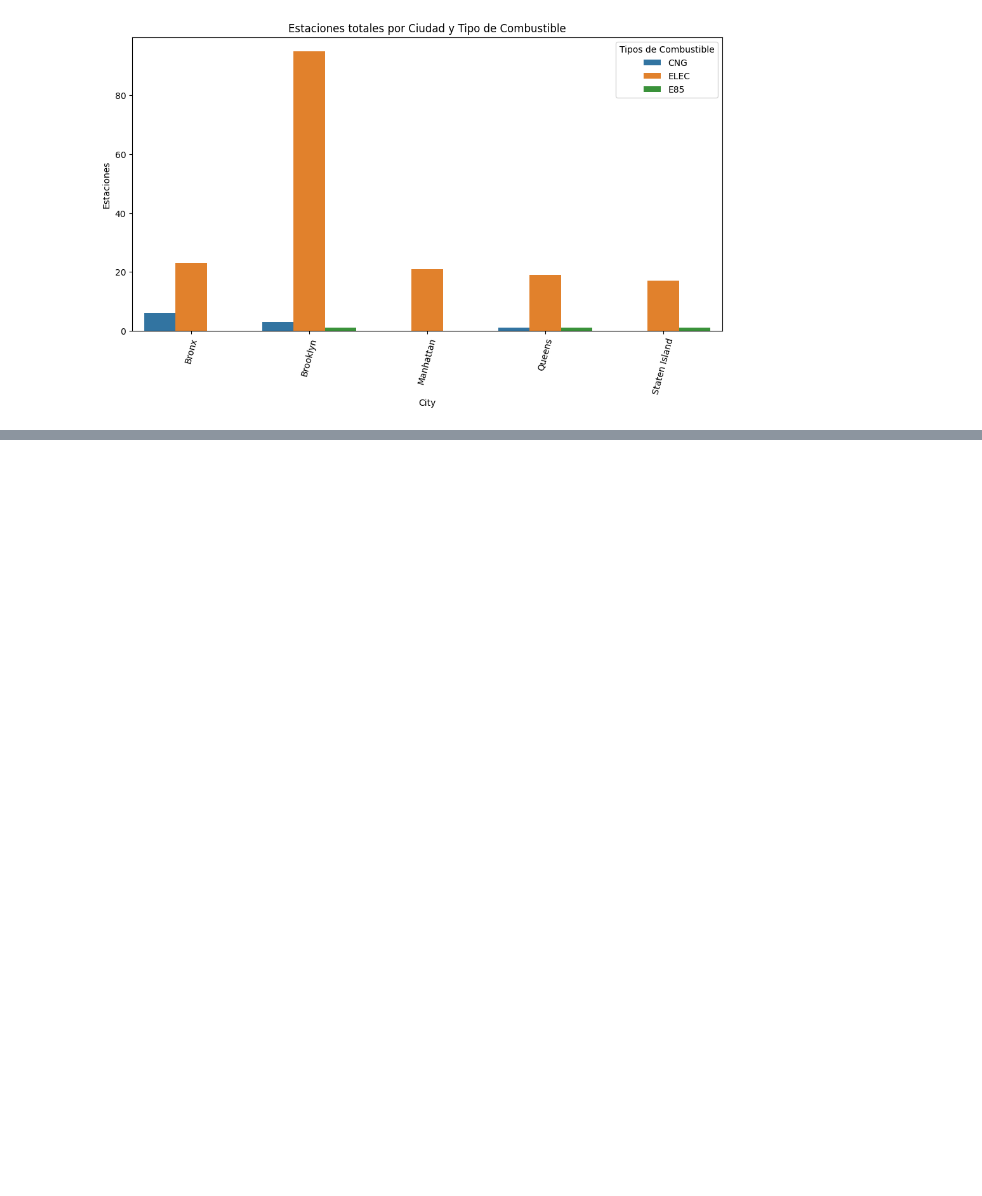
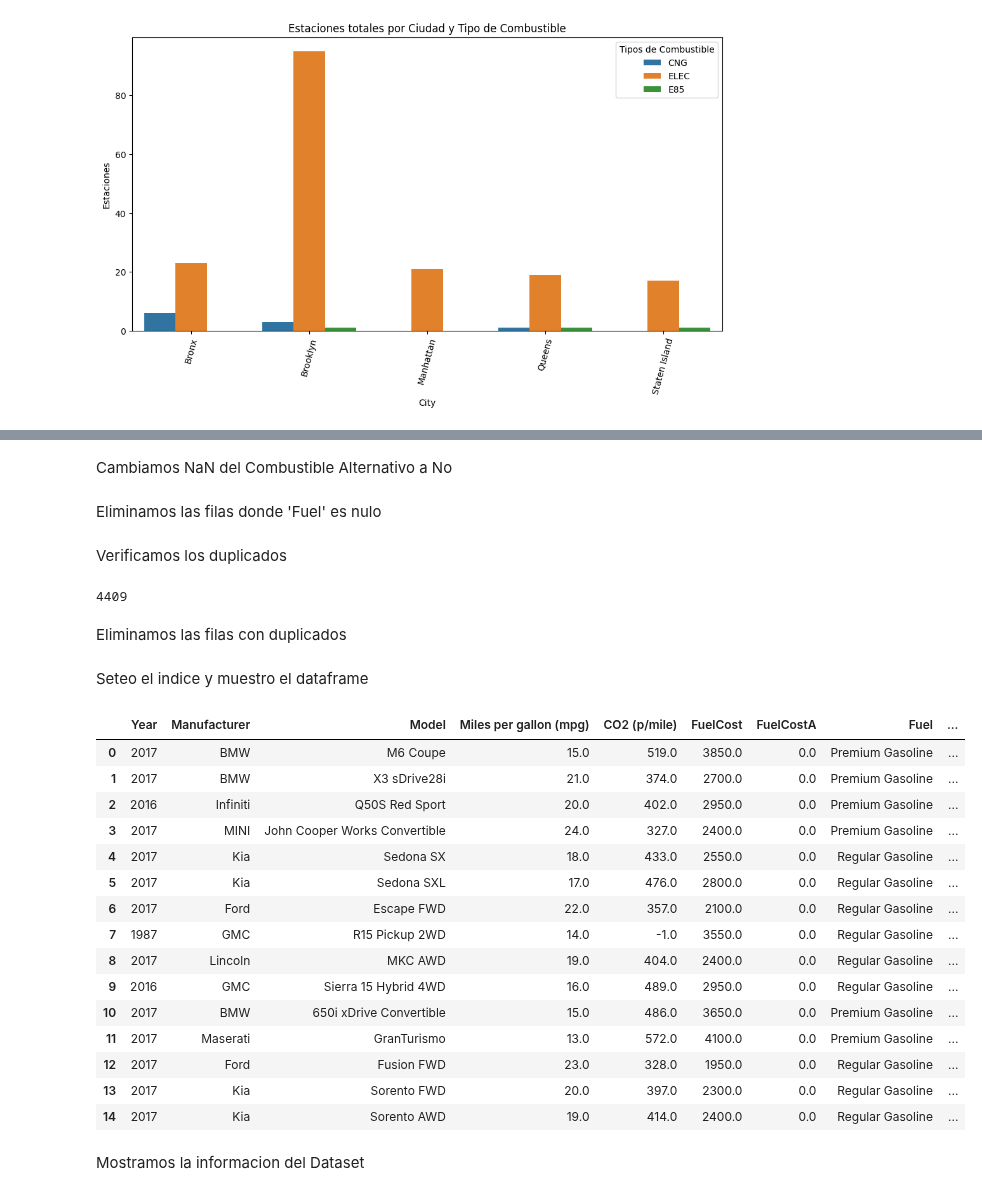
Before and after one commit to GLibardoAlarcon/Proyecto_Finalizado_Streamlit, a Jupyter notebook: manuel.ipynb, the cells around one changed output, grey strips where cells are left out. Saved outputs shown, nothing was run; the diff lists cells and outputs as text; code cells hidden in the pictures; blank space fills up the shorter version.

```diff
--- a/manuel.ipynb
+++ b/manuel.ipynb
@@ -254,0 +327,46 @@ plt.legend(title='Tipos de Combustible');
+# %% [markdown]
+Cambiamos NaN del Combustible Alternativo a No
+# %%
+df_vfed['Alternative Fuel'] = df_vfed['Alternative Fuel'].fillna('No')
+# %% [markdown]
+Eliminamos las filas donde 'Fuel' es nulo
+# %%
+
+df_vfed = df_vfed[df_vfed['Fuel'].notna()]
+# %% [markdown]
+Verificamos los duplicados
+# %%
+df_vfed.duplicated().sum()
+# %% [output]
+4409
+# %% [markdown]
+Eliminamos las filas con duplicados
+# %%
+df_vfed = df_vfed.drop_duplicates()
+# %% [markdown]
+Seteo el indice y muestro el dataframe
+# %%
+# Seteo el indice
+df_vfed.reset_index(drop=True, inplace=True)
+# %%
+# Muestro el Dataframe
+df_vfed.head(15)
+# %% [output]
+|  | Year | Manufacturer | Model | Miles per gallon (mpg) | CO2 (p/mile) | FuelCost | FuelCostA | Fuel | ... |
+| 0 | 2017 | BMW | M6 Coupe | 15.0 | 519.0 | 3850.0 | 0.0 | Premium Gasoline | ... |
+| 1 | 2017 | BMW | X3 sDrive28i | 21.0 | 374.0 | 2700.0 | 0.0 | Premium Gasoline | ... |
+| 2 | 2016 | Infiniti | Q50S Red Sport | 20.0 | 402.0 | 2950.0 | 0.0 | Premium Gasoline | ... |
+| 3 | 2017 | MINI | John Cooper Works Convertible | 24.0 | 327.0 | 2400.0 | 0.0 | Premium Gasoline | ... |
+| 4 | 2017 | Kia | Sedona SX | 18.0 | 433.0 | 2550.0 | 0.0 | Regular Gasoline | ... |
+| 5 | 2017 | Kia | Sedona SXL | 17.0 | 476.0 | 2800.0 | 0.0 | Regular Gasoline | ... |
+| 6 | 2017 | Ford | Escape FWD | 22.0 | 357.0 | 2100.0 | 0.0 | Regular Gasoline | ... |
+| 7 | 1987 | GMC | R15 Pickup 2WD | 14.0 | -1.0 | 3550.0 | 0.0 | Regular Gasoline | ... |
+| 8 | 2017 | Lincoln | MKC AWD | 19.0 | 404.0 | 2400.0 | 0.0 | Regular Gasoline | ... |
+| 9 | 2016 | GMC | Sierra 15 Hybrid 4WD | 16.0 | 489.0 | 2950.0 | 0.0 | Regular Gasoline | ... |
+| 10 | 2017 | BMW | 650i xDrive Convertible | 15.0 | 486.0 | 3650.0 | 0.0 | Premium Gasoline | ... |
+| 11 | 2017 | Maserati | GranTurismo | 13.0 | 572.0 | 4100.0 | 0.0 | Premium Gasoline | ... |
+| 12 | 2017 | Ford | Fusion FWD | 23.0 | 328.0 | 1950.0 | 0.0 | Regular Gasoline | ... |
+| 13 | 2017 | Kia | Sorento FWD | 20.0 | 397.0 | 2300.0 | 0.0 | Regular Gasoline | ... |
+| 14 | 2017 | Kia | Sorento AWD | 19.0 | 414.0 | 2400.0 | 0.0 | Regular Gasoline | ... |
+# %% [markdown]
+Mostramos la informacion del Dataset
```
Also changed, not shown: parts of 21 cells of this notebook, 2 other files.
